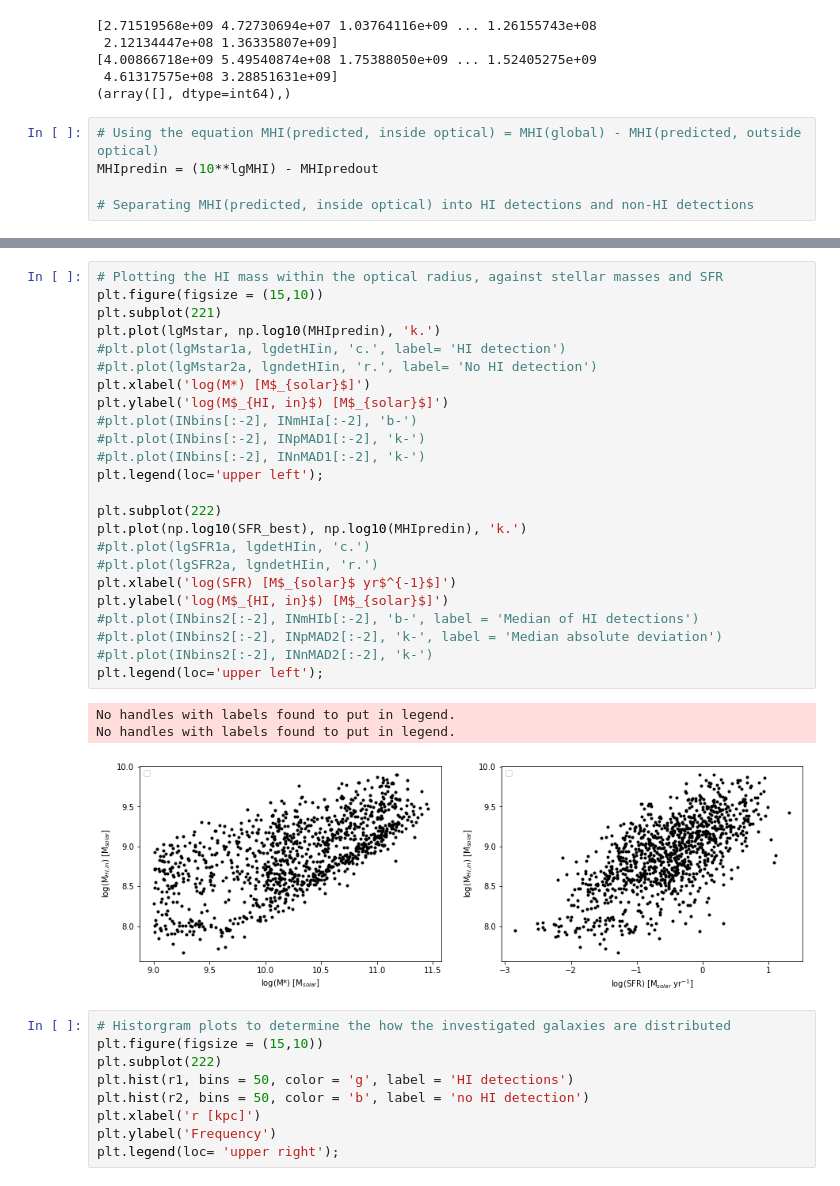
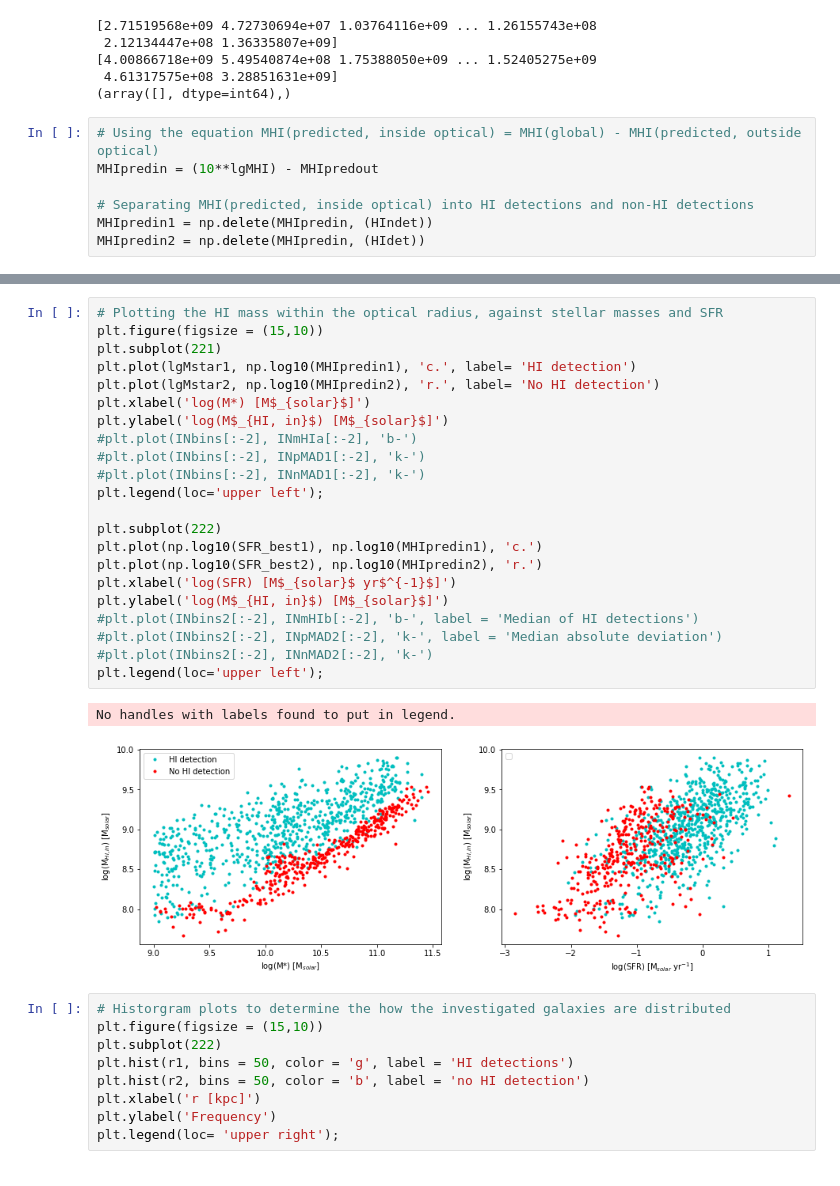
Before and after one commit to Luke-Williams-01/Luke-Williams-01, a Jupyter notebook: ICRARproject.ipynb, the cells around one changed output, grey strips where cells are left out. Saved outputs shown, nothing was run; the diff lists cells and outputs as text.

```diff
--- a/ICRARproject.ipynb
+++ b/ICRARproject.ipynb
@@ -508,3 +508,5 @@ print(checker)
 MHIpredin = (10**lgMHI) - MHIpredout
 
 # Separating MHI(predicted, inside optical) into HI detections and non-HI detections
+MHIpredin1 = np.delete(MHIpredin, (HIndet))
+MHIpredin2 = np.delete(MHIpredin, (HIdet))
@@ -511,31 +548,28 @@ MHIpredin = (10**lgMHI) - MHIpredout
 # %%
 # Plotting the HI mass within the optical radius, against stellar masses and SFR
 plt.figure(figsize = (15,10))
 plt.subplot(221)
-plt.plot(lgMstar, np.log10(MHIpredin), 'k.')
-#plt.plot(lgMstar1a, lgdetHIin, 'c.', label= 'HI detection')
-#plt.plot(lgMstar2a, lgndetHIin, 'r.', label= 'No HI detection')
+plt.plot(lgMstar1, np.log10(MHIpredin1), 'c.', label= 'HI detection')
+plt.plot(lgMstar2, np.log10(MHIpredin2), 'r.', label= 'No HI detection')
 plt.xlabel('log(M*) [M$_{solar}$]')
 plt.ylabel('log(M$_{HI, in}$) [M$_{solar}$]')
 #plt.plot(INbins[:-2], INmHIa[:-2], 'b-')
 #plt.plot(INbins[:-2], INpMAD1[:-2], 'k-')
 #plt.plot(INbins[:-2], INnMAD1[:-2], 'k-')
 plt.legend(loc='upper left');
 
 plt.subplot(222)
-plt.plot(np.log10(SFR_best), np.log10(MHIpredin), 'k.')
-#plt.plot(lgSFR1a, lgdetHIin, 'c.')
-#plt.plot(lgSFR2a, lgndetHIin, 'r.')
+plt.plot(np.log10(SFR_best1), np.log10(MHIpredin1), 'c.')
+plt.plot(np.log10(SFR_best2), np.log10(MHIpredin2), 'r.')
 plt.xlabel('log(SFR) [M$_{solar}$ yr$^{-1}$]')
 plt.ylabel('log(M$_{HI, in}$) [M$_{solar}$]')
 #plt.plot(INbins2[:-2], INmHIb[:-2], 'b-', label = 'Median of HI detections')
 #plt.plot(INbins2[:-2], INpMAD2[:-2], 'k-', label = 'Median absolute deviation')
 #plt.plot(INbins2[:-2], INnMAD2[:-2], 'k-')
 plt.legend(loc='upper left');
 # %% [output]
 No handles with labels found to put in legend.
-No handles with labels found to put in legend.
-[figure, old version]
+[figure, new version]
 # %%
 # Historgram plots to determine the how the investigated galaxies are distributed
 plt.figure(figsize = (15,10))
```
Also changed, not shown: parts of 2 cells of this notebook.
